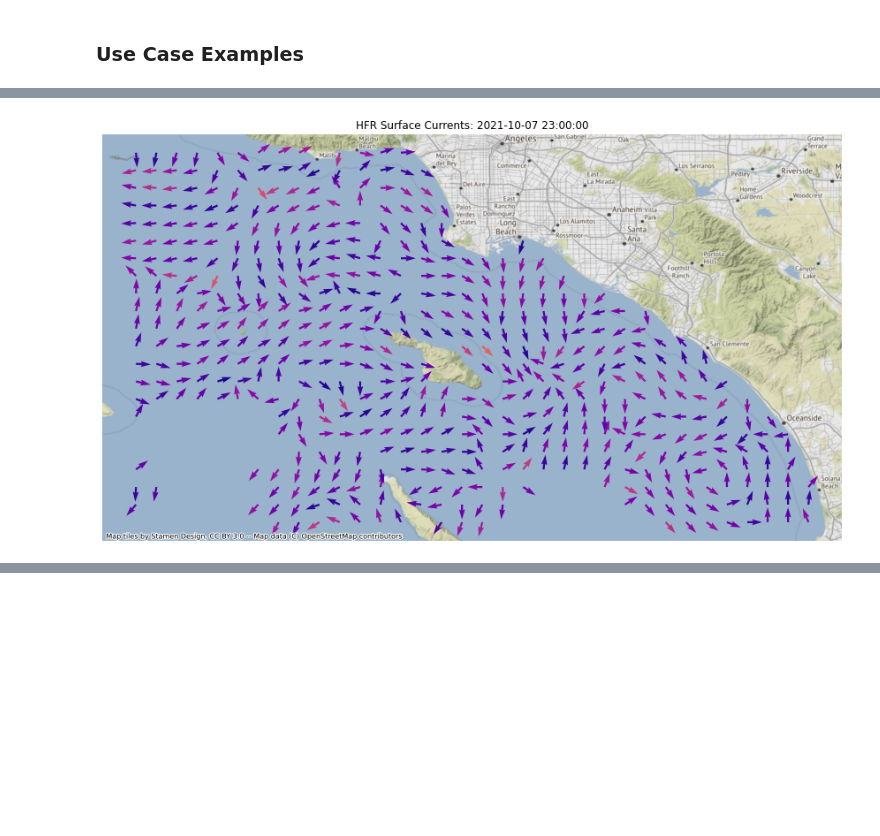
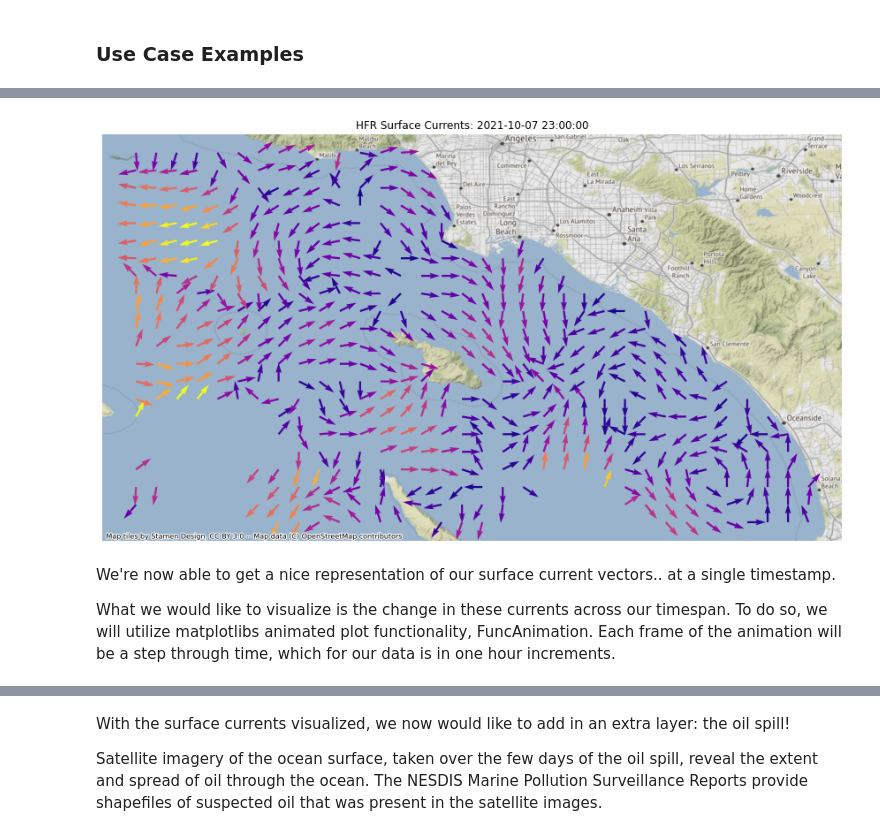
Before and after one commit to fullbeats/EDS220-SeaSurfaceCurrents, a Jupyter notebook: HW3_rs_crew.ipynb, the cells around one changed output, grey strips where cells are left out. Saved outputs shown, nothing was run; the diff lists cells and outputs as text; code cells hidden in the pictures; blank space fills up the shorter version.

```diff
--- a/HW3_rs_crew.ipynb
+++ b/HW3_rs_crew.ipynb
@@ -287,26 +319,38 @@ colormap = cm.plasma
+# %%
+# Create a color scale that aligns with range of magnitude values
+norm = Normalize(vmin=0, vmax= 0.45)
+
+# Set color palette
+colormap = cm.plasma
 # %%
-# Choose which time index to plot
-t = 95
-geo_df0 = geo_df[geo_df['time'] == times[t]]
-
-# Set up plot
+# Build a plot, now providing a color parameter to the quivers
 fig, ax = plt.subplots(figsize=(15,15))
 
+# Choose another time index to plot
+t = 95
+
+# Subset our data to points at the chosen time
+geo_df_t = geo_df[geo_df['time'] == times[t]]
+
 # Build quivers
-ax.quiver(geo_df0['geometry'].x,
-          geo_df0['geometry'].y,
-          geo_df0['u_norm'],
-          geo_df0['v_norm'],
-          color=colormap(norm(colors)), # sets color based on magnitude color scale
-          scale = 50 # scale can be set to change the default arrow size, but seems inconsistent
+ax.quiver(geo_df_t['geometry'].x, # x coordinate of vector location
+          geo_df_t['geometry'].y, # y coordinate of vector location
+          geo_df_t['u_norm'],     # normalized u value
+          geo_df_t['v_norm'],     # normalized v value
+          color=colormap(norm(geo_df_t['magnitude'])) # mapping of magnitudes to color values
          )
 
 # Add basemap
-ctx.add_basemap(ax, crs=geo_df0.crs.to_string(), source=ctx.providers.Stamen.Terrain)
+ctx.add_basemap(ax, crs=geo_df_t.crs.to_string(), source=ctx.providers.Stamen.Terrain)
 
+# Additional plot formatting
 ax.set_axis_off()
 ax.set_title('HFR Surface Currents: ' + str(times[t]))
 plt.show()
 # %% [output]
-[figure, old version]
+[figure, new version]
+# %% [markdown]
+We're now able to get a nice representation of our surface current vectors.. at a single timestamp.
+
+What we would like to visualize is the change in these currents across our timespan. To do so, we will utilize matplotlibs animated plot functionality, FuncAnimation. Each frame of the animation will be a step through time, which for our data is in one hour increments.
 # %%
@@ -354,3 +412,7 @@ plt.show()
 # %% [output]
 [interactive output not drawn]
 [interactive output not drawn]
+# %% [markdown]
+With the surface currents visualized, we now would like to add in an extra layer: the oil spill!
+
+Satellite imagery of the ocean surface, taken over the few days of the oil spill, reveal the extent and spread of oil through the ocean. The NESDIS Marine Pollution Surveillance Reports provide shapefiles of suspected oil that was present in the satellite images.
```
Also changed, not shown: parts of 21 cells of this notebook, 2 other files.
